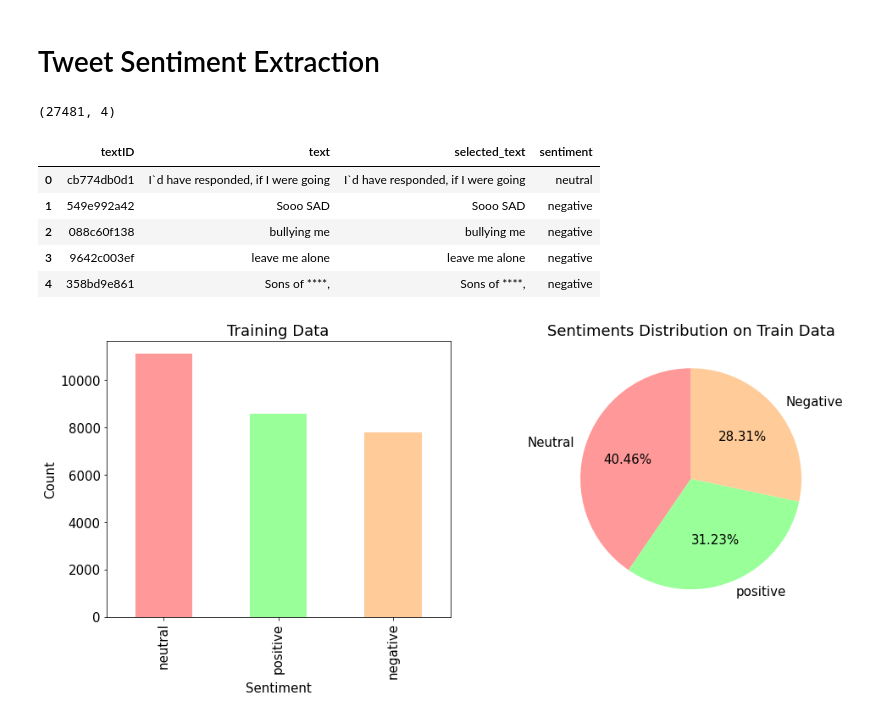
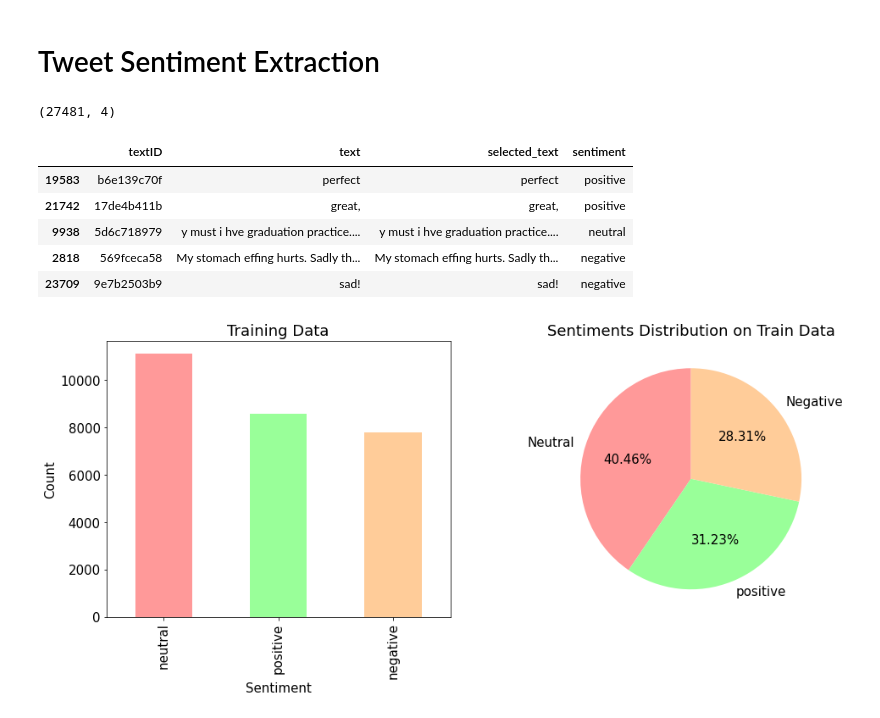
Before and after one commit to jrakhshanda/Text-Mining, a Jupyter notebook: text_mining.ipynb, the cells around one changed output. Cells and saved outputs as stored; diff of their text form; code cells hidden in the pictures.

```diff
--- a/text_mining.ipynb
+++ b/text_mining.ipynb
@@ -24,15 +28,15 @@ df_train = pd.read_csv('train.csv')
 df_test = pd.read_csv('test.csv')
 # %%
 print(df_train.shape)
-df_train.head()
+df_train.sample(5)
 # %% [output]
 (27481, 4)
 |  | textID | text | selected_text | sentiment |
-| 0 | cb774db0d1 | I`d have responded, if I were going | I`d have responded, if I were going | neutral |
-| 1 | 549e992a42 | Sooo SAD | Sooo SAD | negative |
-| 2 | 088c60f138 | bullying me | bullying me | negative |
-| 3 | 9642c003ef | leave me alone | leave me alone | negative |
-| 4 | 358bd9e861 | Sons of ****, | Sons of ****, | negative |
+| 19583 | b6e139c70f | perfect | perfect | positive |
+| 21742 | 17de4b411b | great, | great, | positive |
+| 9938 | 5d6c718979 | y must i hve graduation practice.... | y must i hve graduation practice.... | neutral |
+| 2818 | 569fceca58 | My stomach effing hurts. Sadly th... | My stomach effing hurts. Sadly th... | negative |
+| 23709 | 9e7b2503b9 | sad! | sad! | negative |
 # %%
 plt.rcParams.update({'font.size': 15})
 plt.figure(figsize=(16,6))
```
Also changed, not shown: parts of 15 cells of this notebook.
